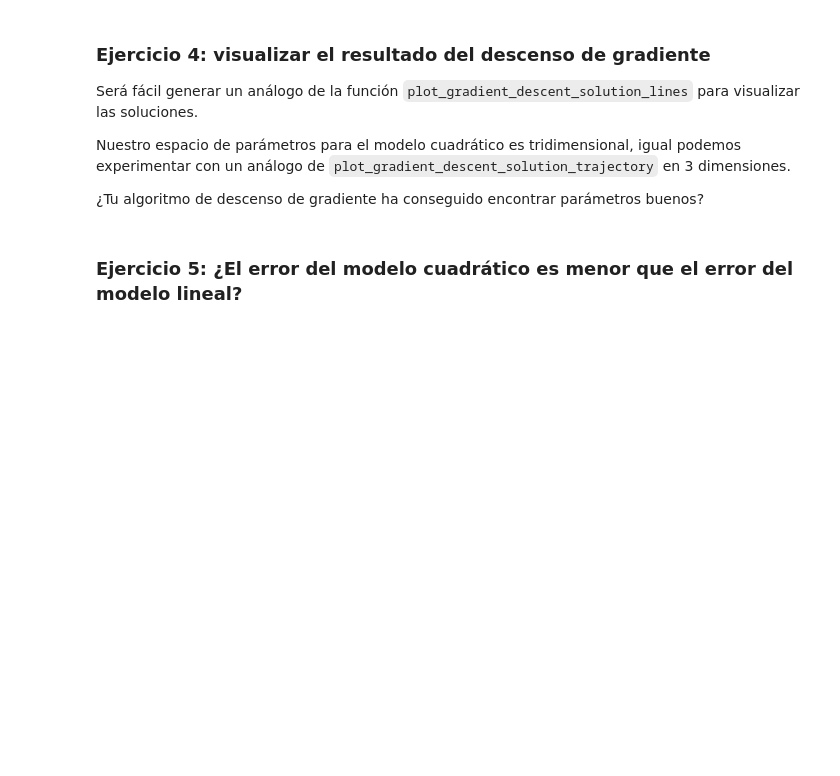
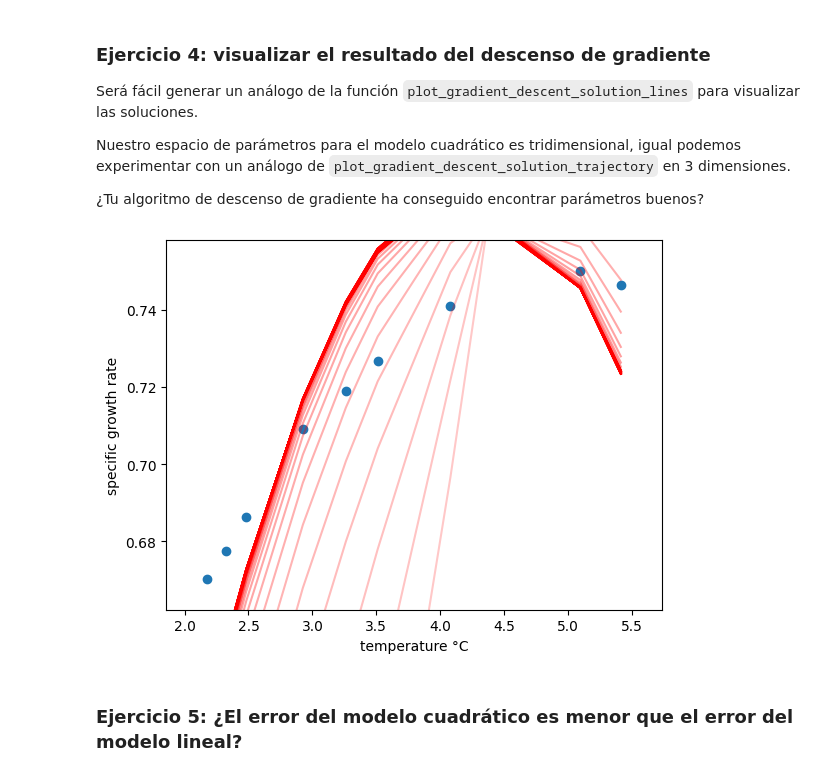
Before and after one commit to valentinboyanov/ejercicios, a Jupyter notebook: supervised_learning/organism_growth_model.ipynb, the cells around one changed output. Cells and saved outputs as stored; diff of their text form; code cells hidden in the pictures; blank space fills up the shorter version.

Commit message:
Checkpoint

```diff
--- a/supervised_learning/organism_growth_model.ipynb
+++ b/supervised_learning/organism_growth_model.ipynb
@@ -888,7 +916,9 @@ Podemos calcular las derivadas a mano de forma simbólica, o podemos definir una
 # %%
+jax_quad_loss_gradient = jax.grad(jax_quad_loss, argnums=(0, 1, 2))
+
 def quad_loss_gradient(a, b, c, observed_temperatures, observed_rates):
     """
-    TODO, return the gradient of the loss for a set of observations at a given
+    return the gradient of the loss for a set of observations at a given
     point (a, b, c) in parameter space
 
     Parameters
@@ -908,4 +938,16 @@ def quad_loss_gradient(a, b, c, observed_temperatures, observed_rates):
     dloss_dc : float
       partial derivative of loss wrt c
     """
-    pass
+
+    return jax_quad_loss_gradient(a, b, c, observed_temperatures, observed_rates)
+
+
+# Quick check
+a = -0.001
+b = -0.001
+c = -0.001
+observed_temperatures = np.array(df['degrees_C'])
+observed_rates = np.array(df['specific_growth_rate'])
+
+result = quad_loss_gradient(a, b, c, observed_temperatures, observed_rates)
+print('quad_loss_gradient: dloss_da = {0:.3f} dloss_db = {1:.3f} dloss_dc = {2:.3f}'.format(*result))
@@ -923,6 +1054,27 @@ Será fácil generar un análogo de la función `plot_gradient_descent_solution_
 Nuestro espacio de parámetros para el modelo cuadrático es tridimensional, igual podemos experimentar con un análogo de `plot_gradient_descent_solution_trajectory` en 3 dimensiones.
 
 ¿Tu algoritmo de descenso de gradiente ha conseguido encontrar parámetros buenos?
+# %%
+def plot_quad_gradient_descent_solution_lines(ax, descent_trajectory):
+    xlim, ylim = get_xy_limits(df['degrees_C'], df['specific_growth_rate'])
+
+    ax.set_ylabel('specific growth rate')
+    ax.set_xlabel('temperature °C')
+
+    ax.set_xlim(xlim)
+    ax.set_ylim(ylim)
+
+    ax.plot(df['degrees_C'], df['specific_growth_rate'], 'o')
+
+    for i, row in enumerate(descent_trajectory.itertuples()):
+        alpha = 0.2 + 0.8 *(i / len(descent_trajectory))
+        predicted_rate = quad_predict_rate(row.a, row.b, row.c, df['degrees_C'])
+        ax.plot(df['degrees_C'], predicted_rate, 'r', alpha=alpha)
+
+f, ax = plt.subplots(1, 1)
+plot_quad_gradient_descent_solution_lines(ax, descent_trajectory)
+# %% [output]
+[figure, added]
 # %% [markdown]
 <span id='ejercicio-5'></id>
 ### Ejercicio 5: ¿El error del modelo cuadrático es menor que el error del modelo lineal?
```
Also changed, not shown: parts of 6 cells of this notebook.
